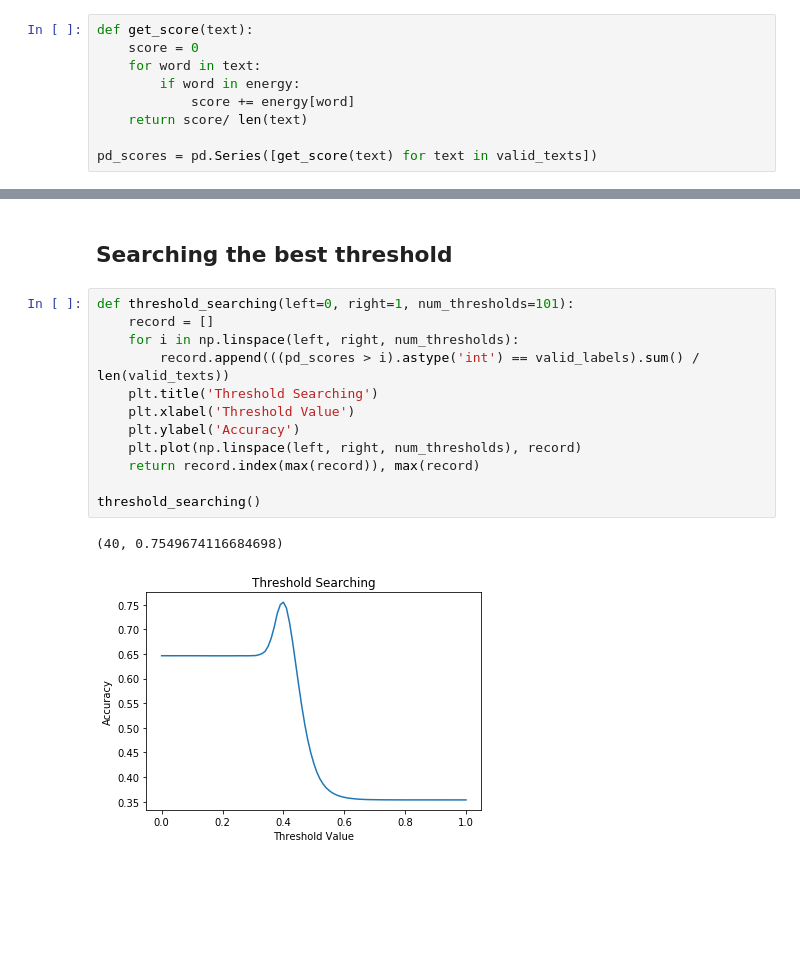
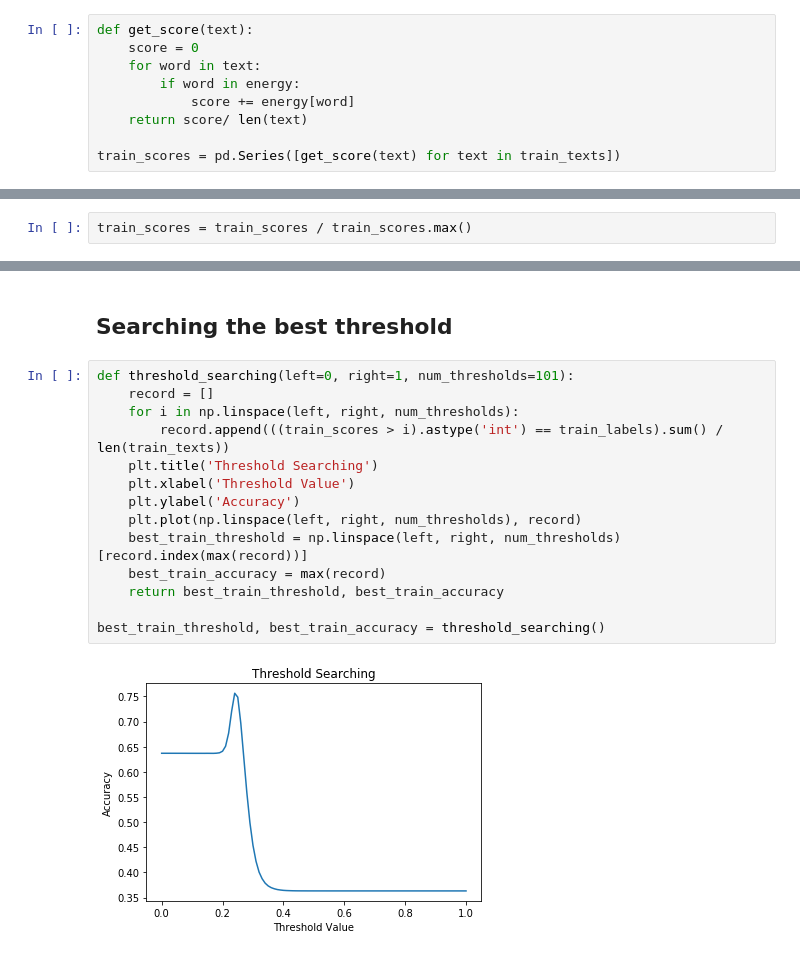
Before and after one commit to kevin110604/FDA_practice, a Jupyter notebook: kernel.ipynb, the cells around one changed output, grey strips where cells are left out. Cells and saved outputs as stored; diff of their text form; blank space fills up the shorter version.

Commit message:
Revise train/test flow

```diff
--- a/kernel.ipynb
+++ b/kernel.ipynb
@@ -285,4 +285,4 @@ def get_score(text):
             score += energy[word]
     return score/ len(text)
 
-pd_scores = pd.Series([get_score(text) for text in valid_texts])
+train_scores = pd.Series([get_score(text) for text in train_texts])
@@ -295 +289,3 @@ valid_labels.shape
+# %%
+train_scores = train_scores / train_scores.max()
 # %%
@@ -317,15 +313,16 @@ dtype: float64
 # %%
 def threshold_searching(left=0, right=1, num_thresholds=101):
     record = []
     for i in np.linspace(left, right, num_thresholds):
-        record.append(((pd_scores > i).astype('int') == valid_labels).sum() / len(valid_texts))
+        record.append(((train_scores > i).astype('int') == train_labels).sum() / len(train_texts))
     plt.title('Threshold Searching')
     plt.xlabel('Threshold Value')
     plt.ylabel('Accuracy')
     plt.plot(np.linspace(left, right, num_thresholds), record)
-    return record.index(max(record)), max(record)
+    best_train_threshold = np.linspace(left, right, num_thresholds)[record.index(max(record))]
+    best_train_accuracy = max(record)
+    return best_train_threshold, best_train_accuracy
 
-threshold_searching()
+best_train_threshold, best_train_accuracy = threshold_searching()
 # %% [output]
-(40, 0.7549674116684698)
-[figure, old version]
+[figure, new version]
```
Also changed, not shown: parts of 3 cells of this notebook.
